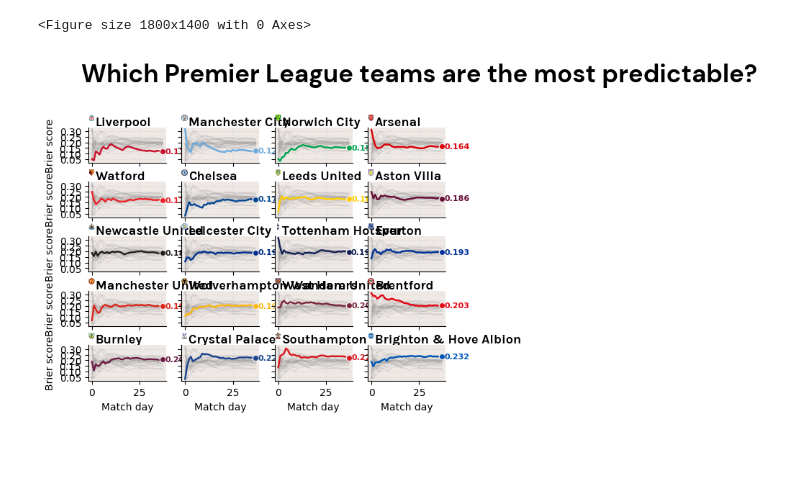
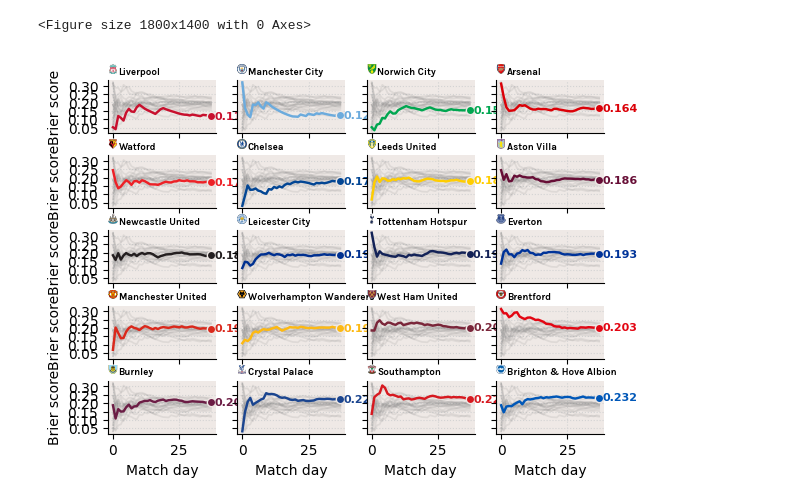
Before and after one commit to argonurcahyo/football-viz, a Jupyter notebook: soc.epl.predict.ipynb, the cells around one changed output. Drawn from its saved outputs; the diff is of its cells as text; code cells hidden in the pictures; blank space fills up the shorter version.

```diff
--- a/soc.epl.predict.ipynb
+++ b/soc.epl.predict.ipynb
@@ -114,13 +114,21 @@ def plot_team_brier_score(ax, team_id, data, label_y=True, label_x=True):
 
     return ax
 # %%
-order_teams = (plot_df.groupby(["team_id"])["cum_mean"].last().reset_index().sort_values(by="cum_mean"))
+order_teams = (
+    plot_df.groupby(["team_id"])
+    ["cum_mean"]
+    .last()
+    .reset_index()
+    .sort_values(by = "cum_mean")
+)
 
-fig = plt.figure(figsize=(9, 7), dpi=200)
+fig = plt.figure(figsize=(9,7),dpi=200)
 nrows = 10
 ncols = 4
-gspec = gridspec.GridSpec(ncols=ncols, nrows=nrows, figure=fig,
-                          height_ratios=[(1/nrows)*2.35 if x % 2 != 0 else (1/nrows)/2.35 for x in range(nrows)], hspace=.3)
+gspec = gridspec.GridSpec(
+    ncols=ncols,nrows=nrows,figure=fig,
+    height_ratios=[(1/nrows)*2.35 if x%2!=0 else (1/nrows)/2.35 for x in range(nrows)], hspace=.2
+)
 # %% [output]
 <Figure size 1800x1400 with 0 Axes>
 # %%
@@ -156,38 +164,46 @@ for row in range(nrows):
 
             club_icon = Image.open(urllib.request.urlopen(
                 f"{fotmob_url}{teamId:.0f}.png"))
             logo_ax.imshow(club_icon)
             logo_ax.axis("off")
 
             # add team name
             ax_text(
                 x=1.1,
                 y=.7,
                 s=f"{teamName}",
                 ax=logo_ax,
                 weight="bold",
                 font="Karla",
                 ha="left",
-                size=13,
+                size=7,
                 annotationbbox_kw={"xycoords": "axes fraction"}
             )
 
             logo_counter += 1
 
-fig_text(
-    x=.11, y=.96,
-    s="Which Premier League teams are the most predictable?",
-    va="bottom", ha="left",
-    fontsize=25, color="black", font="DM Sans", weight="bold"
-)
+# fig_text(
+#     x = 0.11, y = .96,
+#     s = "Which Premier League teams are the most predictable?",
+#     va = "bottom", ha = "left",
+#     fontsize = 25, color = "black", font = "DM Sans", weight = "bold"
+# )
+# fig_text(
+# 	x = 0.11, y = .9,
+#     s = "Cumulative average Brier Score of 538's Premier League match predictions | Season 2021/2022 | viz by @sonofacorner\n<Brier Score> is a proper score function that measures the accuracy of probabilistic predictions.\nThe higher the Brier Score, the less accurate the prediction.",
+#     highlight_textprops=[{"weight": "bold", "color": "black"}],
+# 	va = "bottom", ha = "left",
+# 	fontsize = 13, color = "#4E616C", font = "Karla"
+# )
+
 
 plt.savefig(
     "figures/epl_predictable.png",
     dpi=600,
     facecolor="#EFE9E6",
     bbox_inches="tight",
     edgecolor="none",
     transparent=False
 )
 # %% [output]
-[figure, old version]
+[figure, new version]
```
Also changed, not shown: parts of 1 cell of this notebook, 8 other files.
